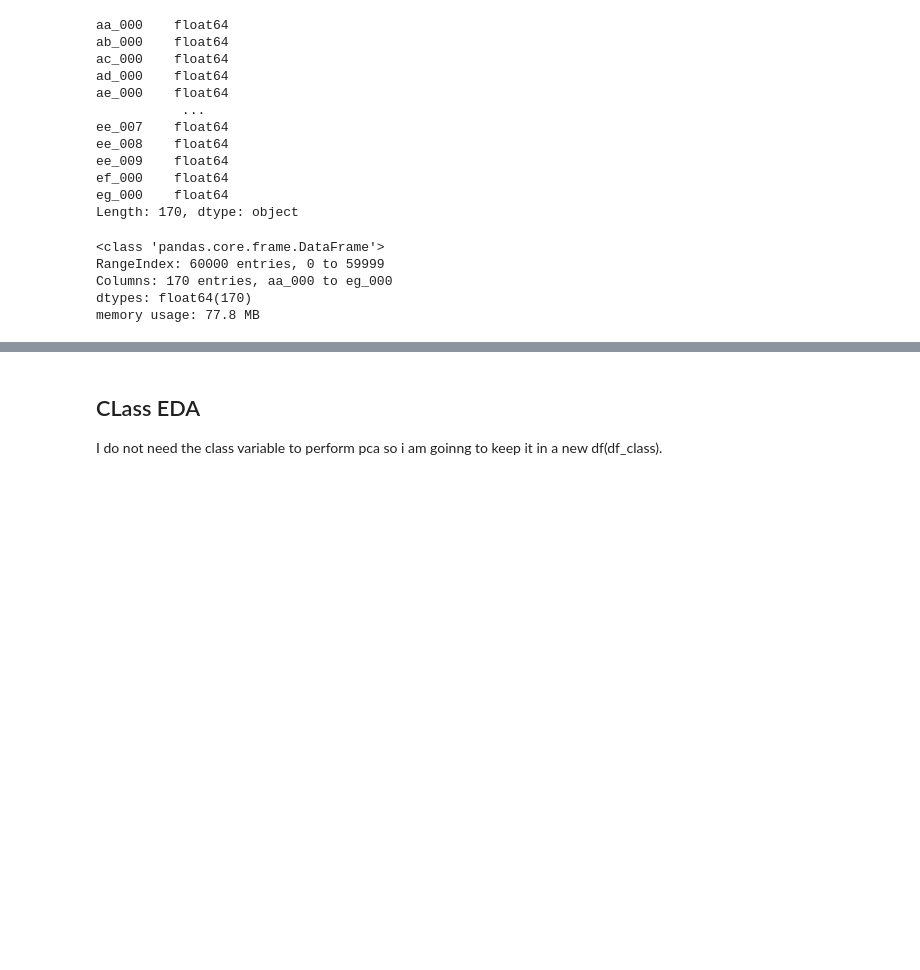
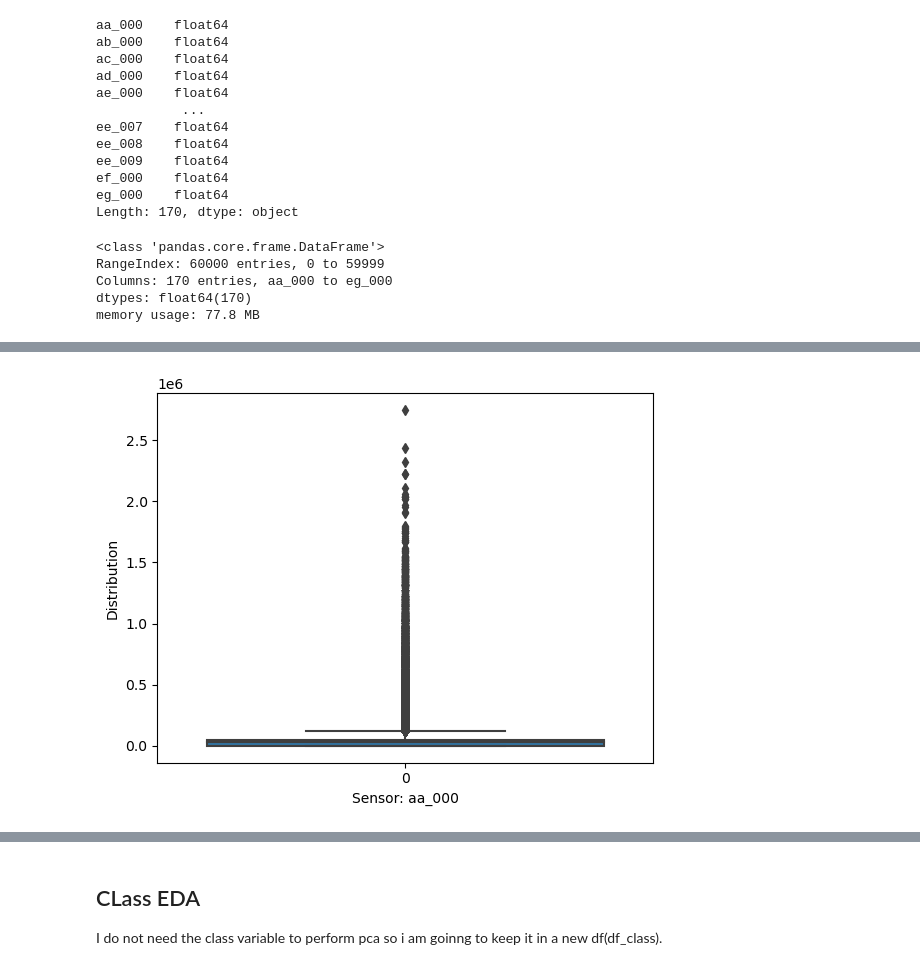
Before and after one commit to Ayomide-ola/Bussiness_Analysis, a Jupyter notebook: App_failure CA.ipynb, the cells around one changed output, grey strips where cells are left out. Saved outputs shown, nothing was run; the diff lists cells and outputs as text; code cells hidden in the pictures; blank space fills up the shorter version.

Commit message:
4/11/23
Box plot

```diff
--- a/App_failure CA.ipynb
+++ b/App_failure CA.ipynb
@@ -535,5 +538,5 @@ As shown in fig:3 the for loop was able to produce the unique string in all the
 # %%
-missing_value_format = ['na', '', '.']
+missing_value_formats = ['na', '', '.']
 df= pd.read_csv('aps_failure_set.csv', na_values = missing_value_formats)
 df.head(5)
 # %% [output]
@@ -676,0 +695,7 @@ As revealed by discriptive statistical analysis, majoririty of the feutures in '
+# %%
+sns.boxplot(data=aps["aa_000"])
+plt.xlabel("Sensor: aa_000")
+plt.ylabel("Distribution")
+plt.show()
+# %% [output]
+[figure, added]
```
Also changed, not shown: parts of 94 cells of this notebook.
